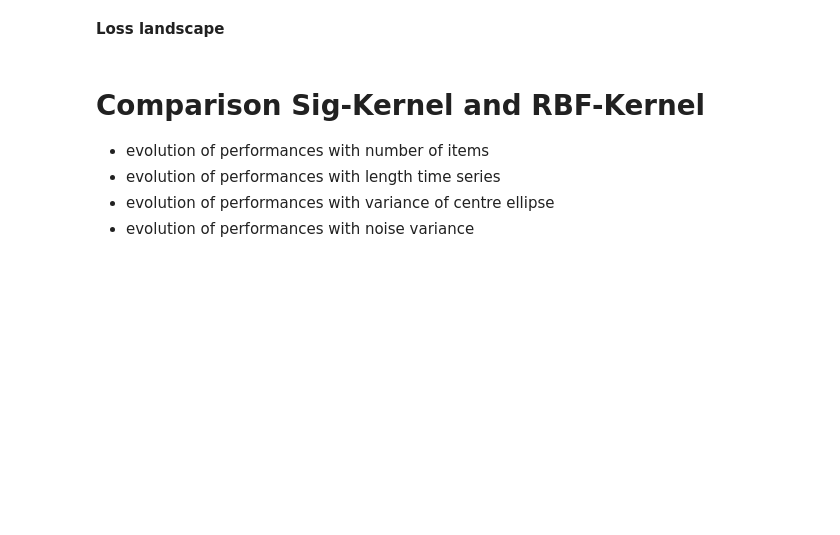
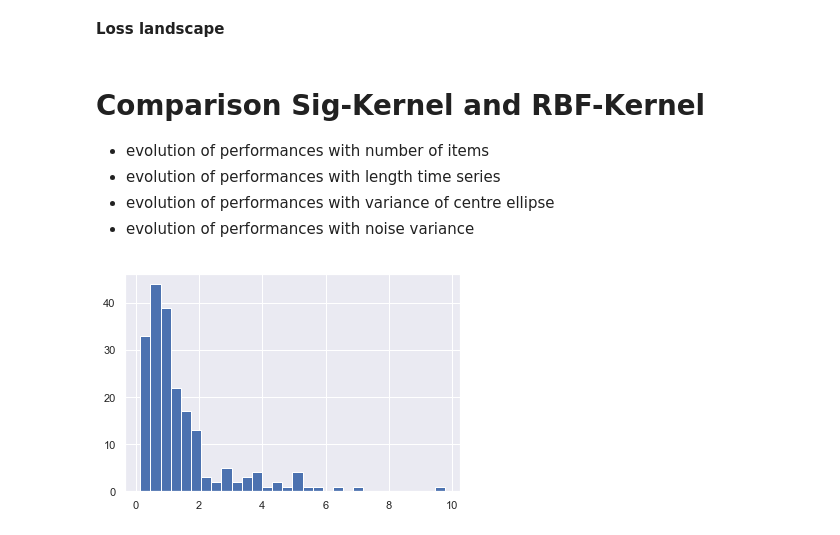
Before and after one commit to maudl3116/Distribution_Regression_Streams, a Jupyter notebook: Looking_For_Good_Synthetic_Datasets.ipynb, the cells around one changed output. Cells and saved outputs as stored; diff of their text form; code cells hidden in the pictures; blank space fills up the shorter version.

```diff
--- a/Looking_For_Good_Synthetic_Datasets.ipynb
+++ b/Looking_For_Good_Synthetic_Datasets.ipynb
@@ -175,2 +175,7 @@ example.get_hurst()
+# %%
+plt.hist(example.labels,bins=30)
+plt.show()
+# %% [output]
+[figure, added]
 # %%
 reload(closed_form_SDEs)
```
Also changed, not shown: parts of 8 cells of this notebook, 1 other file.
